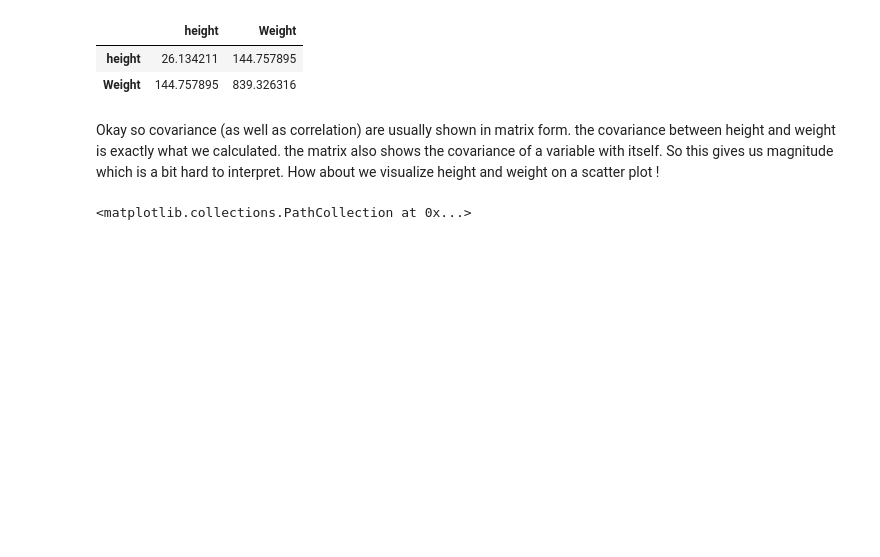
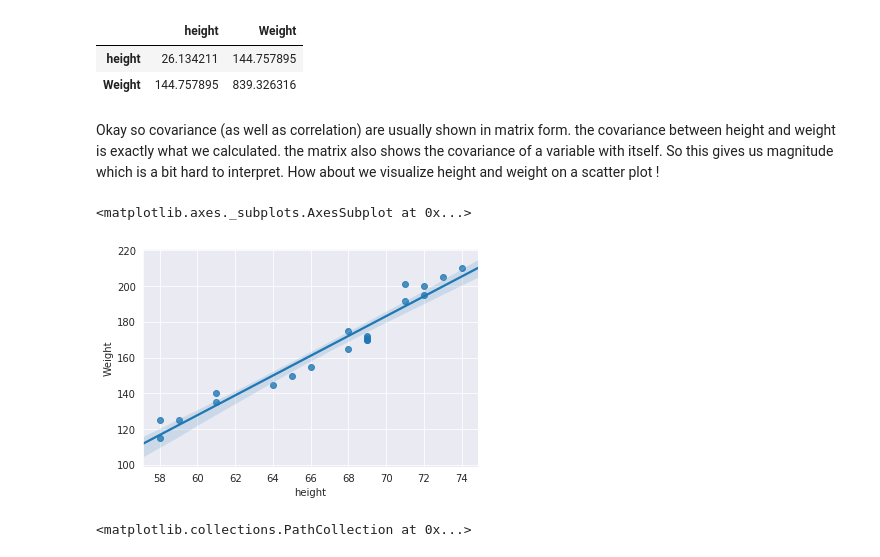
Before and after one commit to elenasm7/dsc-0-10-04-cov-corr-lab-nyc-ds-career-012819, a Jupyter notebook: index.ipynb, the cells around one changed output. Saved outputs shown, nothing was run; the diff lists cells and outputs as text; code cells hidden in the pictures; blank space fills up the shorter version.

```diff
--- a/index.ipynb
+++ b/index.ipynb
@@ -183,7 +183,10 @@ df.cov()
 Okay so covariance (as well as correlation) are usually shown in matrix form. the covariance between height and weight is exactly what we calculated. the matrix also shows the covariance of a variable with itself. So this gives us magnitude which is a bit hard to interpret. How about we visualize height and weight on a scatter plot !
 # %%
 # Plot a scatter graph between height and weight to visually inspect the relationship
-sns.regplot(df['height'],df['Weight'],scatter)
+sns.regplot(df['height'],df['Weight'],scatter=True)
+# %% [output]
+<matplotlib.axes._subplots.AxesSubplot at 0x...>
+[figure, added]
 # %%
 # %% [output]
 <matplotlib.collections.PathCollection at 0x...>
```
